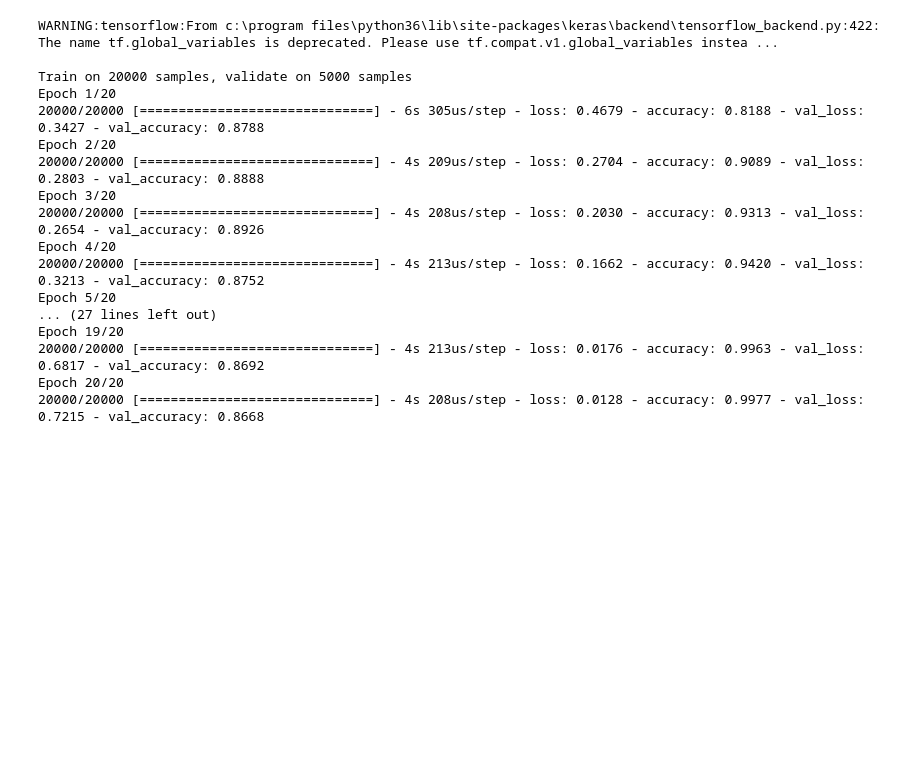
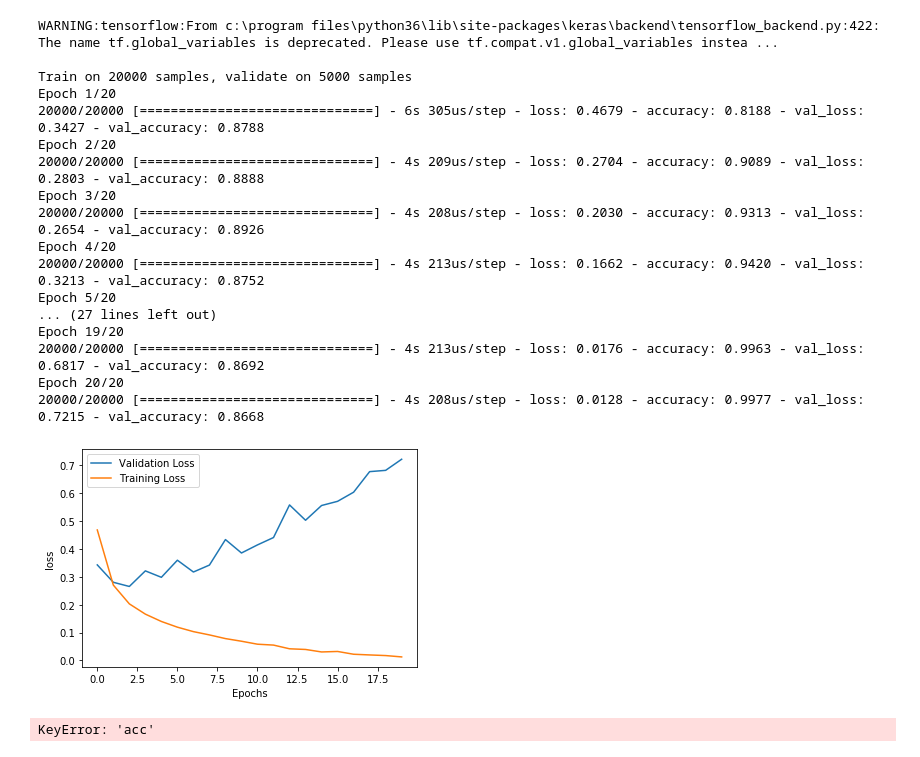
Before and after one commit to Jagannath7/IMDB-Classification, a Jupyter notebook: IMDB_reviews_classifier.ipynb, the cells around one changed output. Drawn from its saved outputs; the diff is of its cells as text; code cells hidden in the pictures; blank space fills up the shorter version.

```diff
--- a/IMDB_reviews_classifier.ipynb
+++ b/IMDB_reviews_classifier.ipynb
@@ -116,7 +116,18 @@ Epoch 20/20
 20000/20000 [==============================] - 4s 208us/step - loss: 0.0128 - accuracy: 0.9977 - val_loss: 0.7215 - val_accuracy: 0.8668
 # %%
 import matplotlib.pyplot as plt
+# %%
+h = hist.history
 # %%
 plt.plot(h['val_loss'],label = 'Validation Loss')
 plt.plot(h['loss'],label = 'Training Loss')
-plt.x
+plt.xlabel('Epochs')
+plt.ylabel('loss')
+plt.legend()
+plt.show()
+# %% [output]
+[figure, added]
+# %%
+model.evaluate(X_test,Y)
+# %% [output]
+KeyError: 'acc'
```
